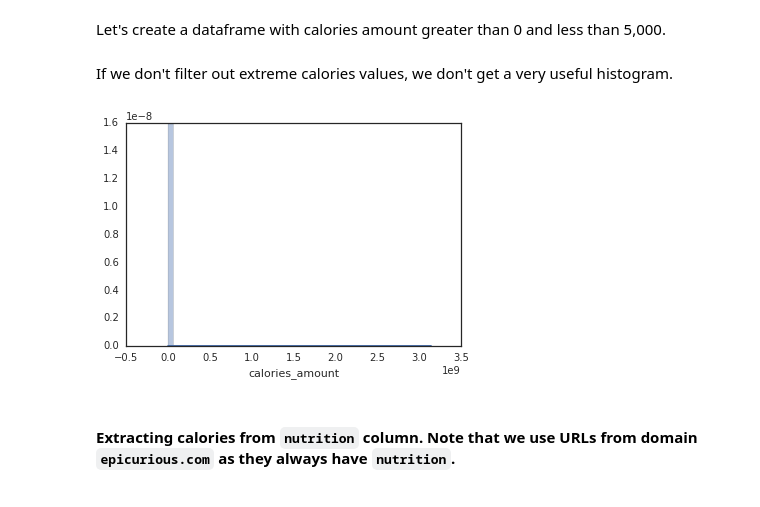
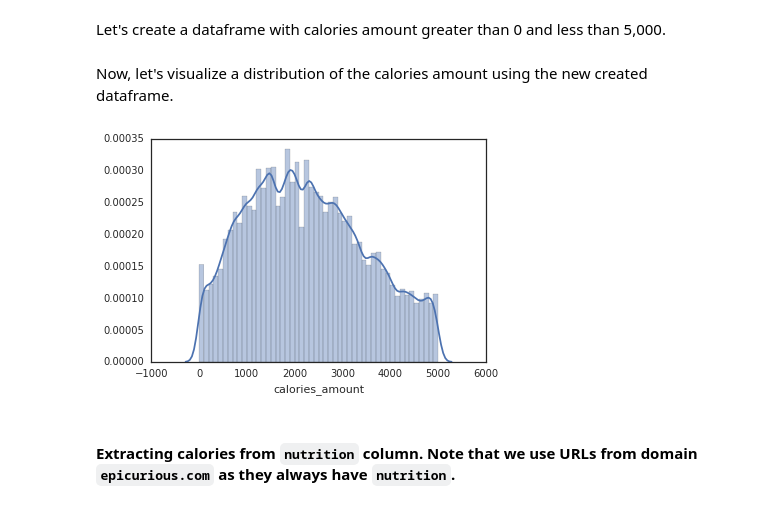
Before and after one commit to carlespoles/DSCI6010-student, a Jupyter notebook: 06-EDA-Calories-Recipes-Nutrition.ipynb, the cells around one changed output. Cells and saved outputs as stored; diff of their text form; code cells hidden in the pictures.

Commit message:
new version of the file for calories EDA

```diff
--- a/06-Calories-Recipes-Nutrition-EDA.ipynb
+++ b/06-EDA-Calories-Recipes-Nutrition.ipynb
@@ -192,12 +192,12 @@ sns.distplot(epicurious_derived_calories_df['calories_amount']);
 Let's create a dataframe with calories amount greater than 0 and less than 5,000.
 # %%
 epicurious_derived_calories_0_5000_df = epicurious_derived_calories_df[(epicurious_derived_calories_df['calories_amount'] > 0) & (epicurious_derived_calories_df['calories_amount'] < 5000)]
-# %% [markdown]
-If we don't filter out extreme calories values, we don't get a very useful histogram.
+# %% [markdown]
+Now, let's visualize a distribution of the calories amount using the new created dataframe.
 # %%
-sns.distplot(epicurious_derived_calories_df['calories_amount']);
+sns.distplot(epicurious_derived_calories_0_5000_df['calories_amount']);
 # %% [output]
-[figure, old version]
+[figure, new version]
 # %% [markdown]
 #### Extracting calories from `nutrition` column. Note that we use URLs from domain `epicurious.com` as they always have `nutrition`.
 # %% [markdown]
```
Also changed, not shown: parts of 1 cell of this notebook.
